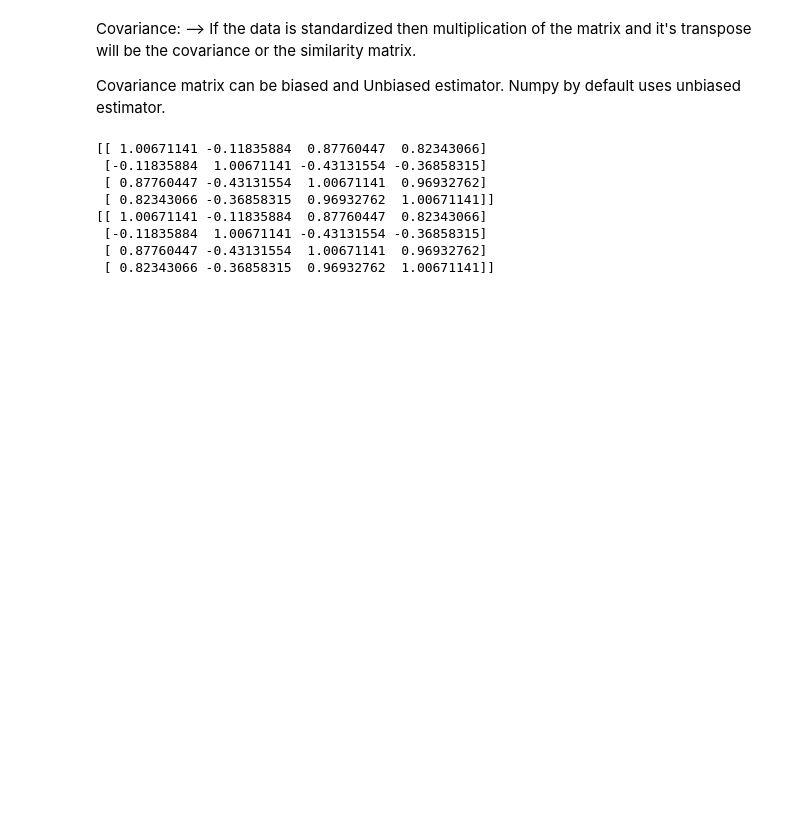
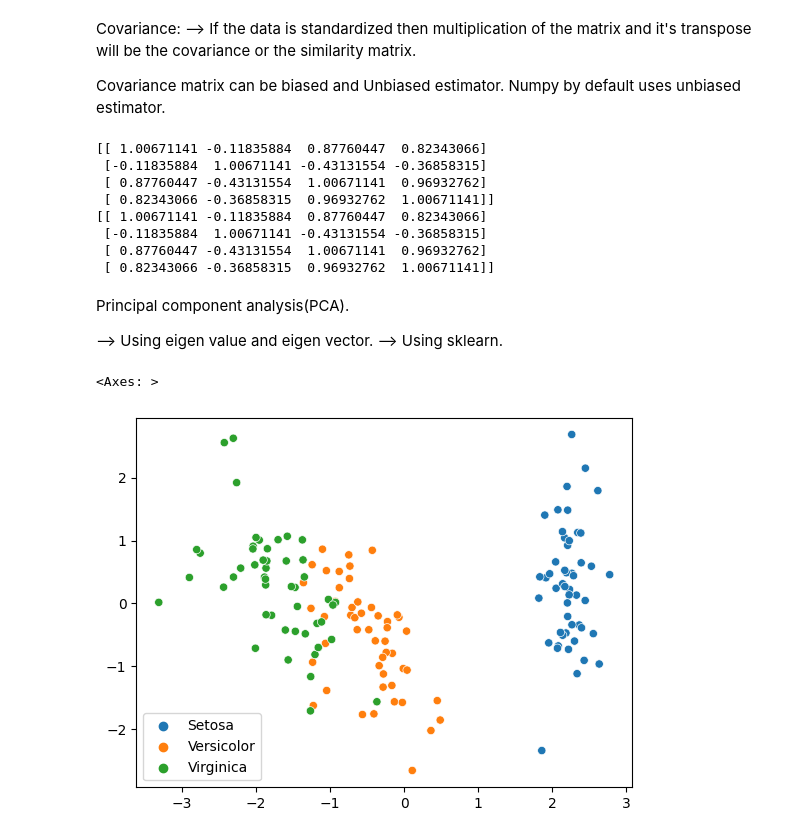
Before and after one commit to Arjun1425/MachineLearning, a Jupyter notebook: Dimensionality Reduction.ipynb, the cells around one changed output. Saved outputs shown, nothing was run; the diff lists cells and outputs as text; code cells hidden in the pictures; blank space fills up the shorter version.

```diff
--- a/Dimensionality Reduction.ipynb
+++ b/Dimensionality Reduction.ipynb
@@ -11,6 +13,7 @@ from sklearn.preprocessing import StandardScaler
 # %%
 iris: pd.DataFrame = pd.read_csv('../../Downloads/Data for ML/iris.csv')
 print(iris.head(3))
+labels = iris['variety'].values
 # %% [output]
    sepal.length  sepal.width  petal.length  petal.width variety
 0           5.1          3.5           1.4          0.2  Setosa
@@ -69,3 +72,26 @@ print(np.cov(scaler.T))
  [-0.11835884  1.00671141 -0.43131554 -0.36858315]
  [ 0.87760447 -0.43131554  1.00671141  0.96932762]
  [ 0.82343066 -0.36858315  0.96932762  1.00671141]]
+# %% [markdown]
+Principal component analysis(PCA).
+
+--> Using eigen value and eigen vector.
+--> Using sklearn.
+# %%
+eigvals, eigvecs = np.linalg.eigh(X_cov)
+order_of_importance = np.argsort(eigvals)[::-1]
+
+sorted_eigvals = eigvals[order_of_importance]
+sorted_eigvecs = eigvecs[:,order_of_importance]
+
+k = 2                    # Select the number of principal component.
+reduced_data = np.matmul(scaler, sorted_eigvecs[ : , : k])
+PC1 = reduced_data[:,0]
+PC2 = reduced_data[:,1]
+
+#df = pd.DataFrame({'PC1': PC1, 'PC2': PC2, 'label': labels})
+# If you want to plot PC1, and PC2 based on labels. You can map 'labels' to a list of colors or use a library like seaborn, which has built-in support for this functionality.
+sns.scatterplot(x=PC1, y=PC2, hue=labels)
+# %% [output]
+<Axes: >
+[figure, added]
```
Also changed, not shown: parts of 2 cells of this notebook.
